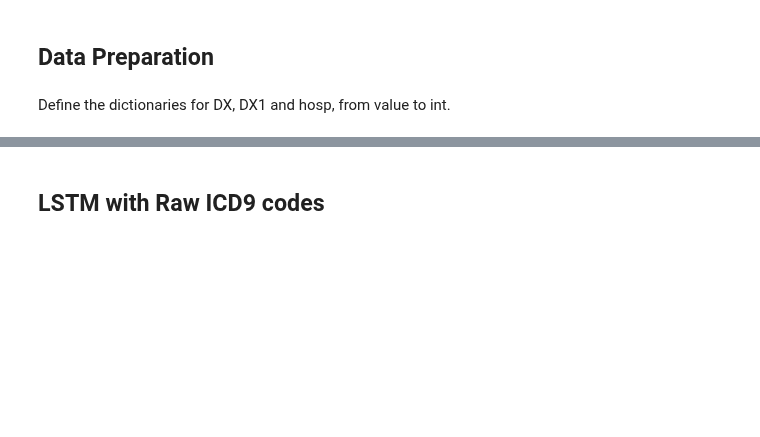
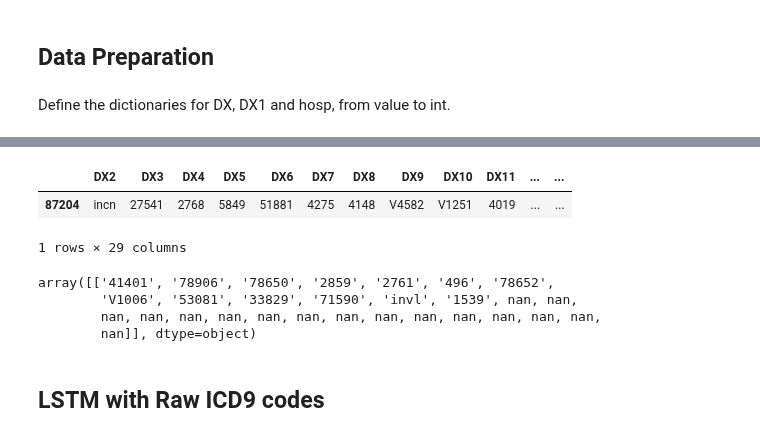
Before and after one commit to wenshuoliu/DLproj, a Jupyter notebook: NRD/Prediction_by_codes2.ipynb, the cells around one changed output, grey strips where cells are left out. Saved outputs shown, nothing was run; the diff lists cells and outputs as text; code cells hidden in the pictures; blank space fills up the shorter version.

```diff
--- a/NRD/Prediction_by_codes2.ipynb
+++ b/NRD/Prediction_by_codes2.ipynb
@@ -232,3 +232,16 @@ n_DX_cat
+# %%
+all_df.loc[all_df.DX2=='incn', DXs]
+# %% [output]
+|  | DX2 | DX3 | DX4 | DX5 | DX6 | DX7 | DX8 | DX9 | DX10 | DX11 | ... | ... |
+| 87204 | incn | 27541 | 2768 | 5849 | 51881 | 4275 | 4148 | V4582 | V1251 | 4019 | ... | ... |
+1 rows × 29 columns
+# %%
+all_df.loc[all_df.DX13=='invl', DXs].values
+# %% [output]
+array([['41401', '78906', '78650', '2859', '2761', '496', '78652',
+        'V1006', '53081', '33829', '71590', 'invl', '1539', nan, nan,
+        nan, nan, nan, nan, nan, nan, nan, nan, nan, nan, nan, nan, nan,
+        nan]], dtype=object)
 # %%
 DX1_series = all_df['DX1'].astype('category')
 DX1_cat = DX1_series.cat.categories
```
Also changed, not shown: parts of 36 cells of this notebook.
